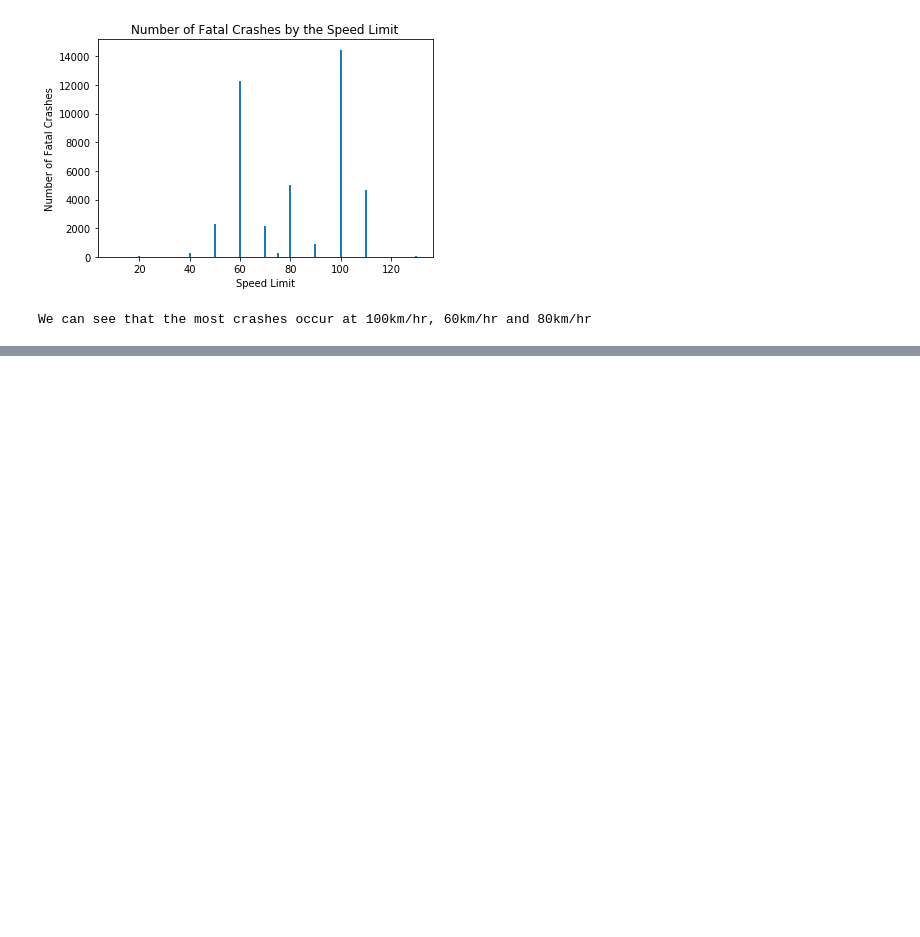
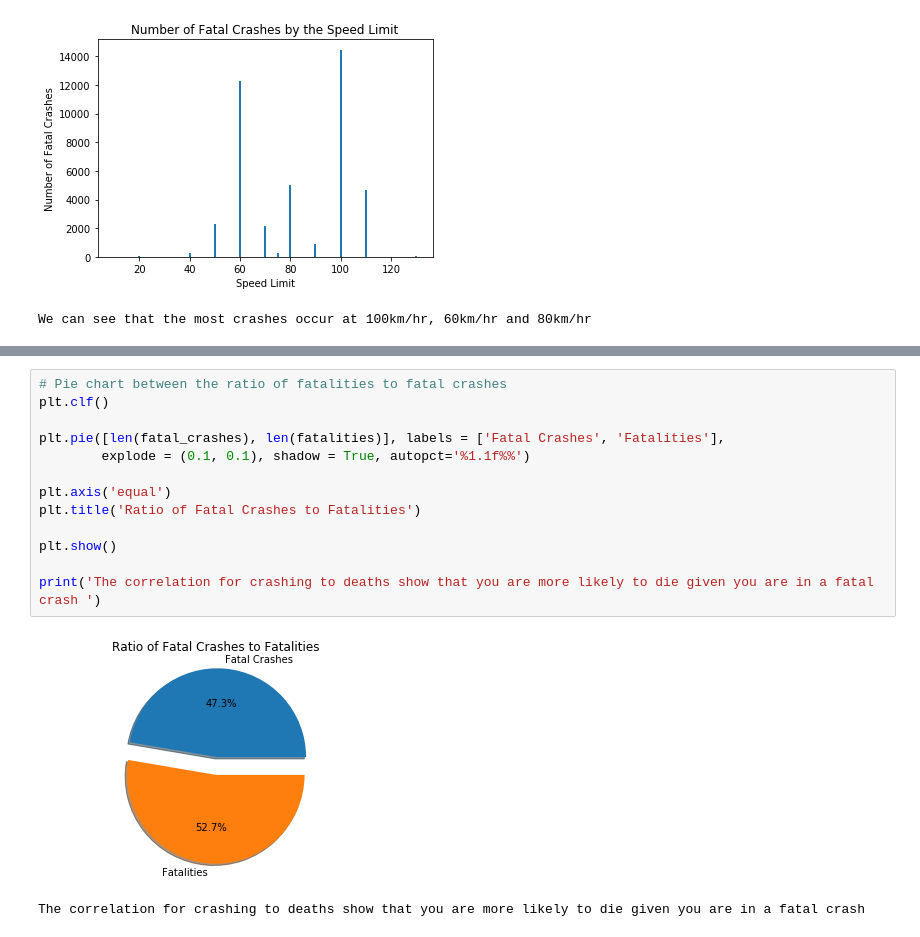
Before and after one commit to VoLKyyyOG/Australian-Road-Deaths-Database-Visualization, a Jupyter notebook: ARDD analysis.ipynb, the cells around one changed output, grey strips where cells are left out. Drawn from its saved outputs; the diff is of its cells as text; blank space fills up the shorter version.

```diff
--- a/ARDD analysis.ipynb
+++ b/ARDD analysis.ipynb
@@ -113,0 +141,16 @@ plt.show()
+# %%
+# Pie chart between the ratio of fatalities to fatal crashes
+plt.clf()
+
+plt.pie([len(fatal_crashes), len(fatalities)], labels = ['Fatal Crashes', 'Fatalities'],
+        explode = (0.1, 0.1), shadow = True, autopct='%1.1f%%')
+
+plt.axis('equal')
+plt.title('Ratio of Fatal Crashes to Fatalities')
+
+plt.show()
+
+print('The correlation for crashing to deaths show that you are more likely to die given you are in a fatal crash ')
+# %% [output]
+[figure, added]
+The correlation for crashing to deaths show that you are more likely to die given you are in a fatal crash
```
Also changed, not shown: parts of 7 cells of this notebook.
